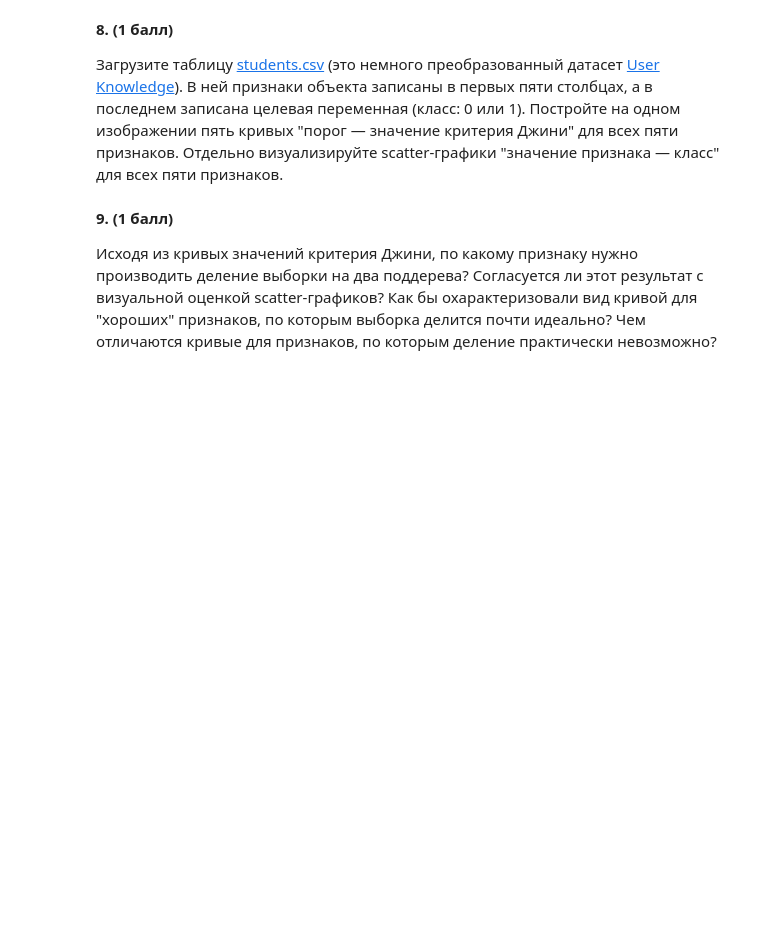
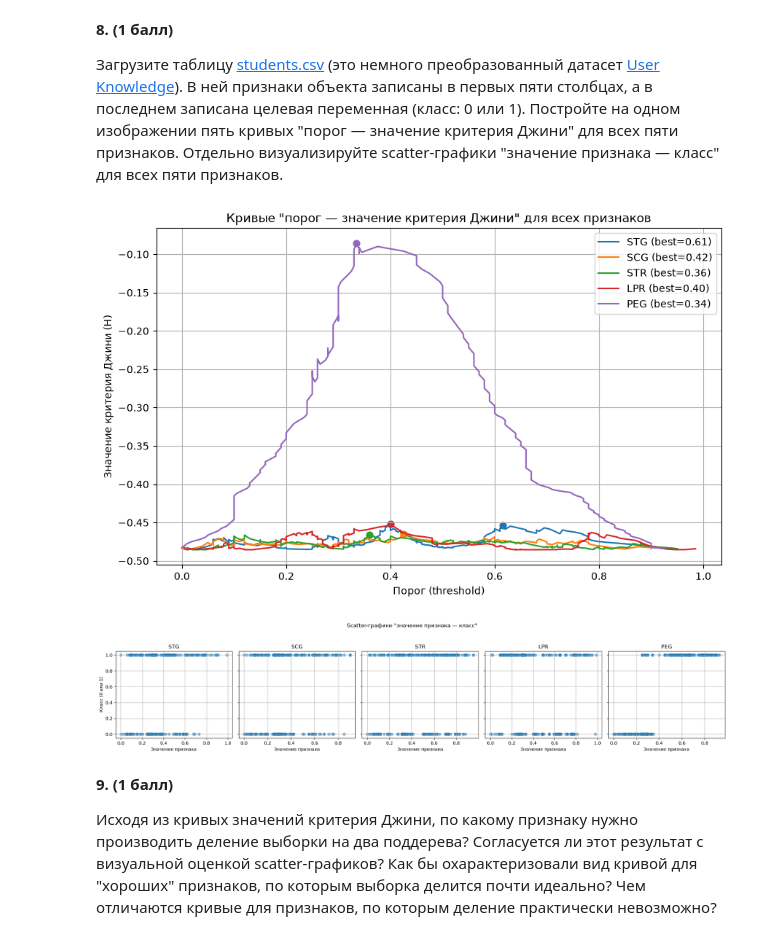
Before and after one commit to MinasMorgul39457/Ml2026-2027, a Jupyter notebook: task_dstree_practice.ipynb, the cells around one changed output. Cells and saved outputs as stored; diff of their text form; code cells hidden in the pictures; blank space fills up the shorter version.

```diff
--- a/task_dstree_practice.ipynb
+++ b/task_dstree_practice.ipynb
@@ -95,3 +174,52 @@ x, y, bx, by = hw3code.find_best_split #code here
+# %%
+from importlib import reload
+import hw3code
+from matplotlib import pyplot as plt
+import pandas as pd
+reload(hw3code)
+data = pd.read_csv('students.csv')
+
+# Первые 5 столбцов — признаки, последний столбец — целевая переменная=> используем индекс [:-1]
+features = data.columns[:-1]
+target_col = data.columns[-1]
+target_vector = data[target_col].values
+
+plt.figure(figsize=(10, 6))
+for feature in features:#находим все пороги разбиения и значения критерия Джини
+    feature_vector = data[feature].values
+    thresholds, ginis, threshold_best, gini_best = hw3code.find_best_split(
+        feature_vector, target_vector
+    )
+    plt.plot(
+        thresholds,
+        ginis,
+        label=f'{feature} (best={threshold_best:.2f})',
+    )
+    #  точка оптимального порога
+    plt.scatter([threshold_best], [gini_best], s=40)
+
+plt.title('Кривые "порог — значение критерия Джини" для всех признаков')
+plt.xlabel('Порог (threshold)')
+plt.ylabel('Значение критерия Джини (H)')
+plt.legend()
+plt.grid(True)
+plt.show()
+
+fig, axes = plt.subplots(1, 5, figsize=(20, 4), sharey=True)
+
+for ax, feature in zip(axes, features):#создание ряда из пяти отдельных маленьких графиков
+    ax.scatter(data[feature], data[target_col], alpha=0.5)
+    ax.set_title(feature)
+    ax.set_xlabel('Значение признака')
+    ax.grid(True)
+
+axes[0].set_ylabel('Класс (0 или 1)')
+plt.suptitle('Scatter-графики "значение признака — класс"', y=1.05)
+plt.tight_layout()
+plt.show()
+# %% [output]
+[figure, added]
+[figure, added]
 # %% [markdown]
 __9. (1 балл)__
 
```
Also changed, not shown: parts of 16 cells of this notebook.
